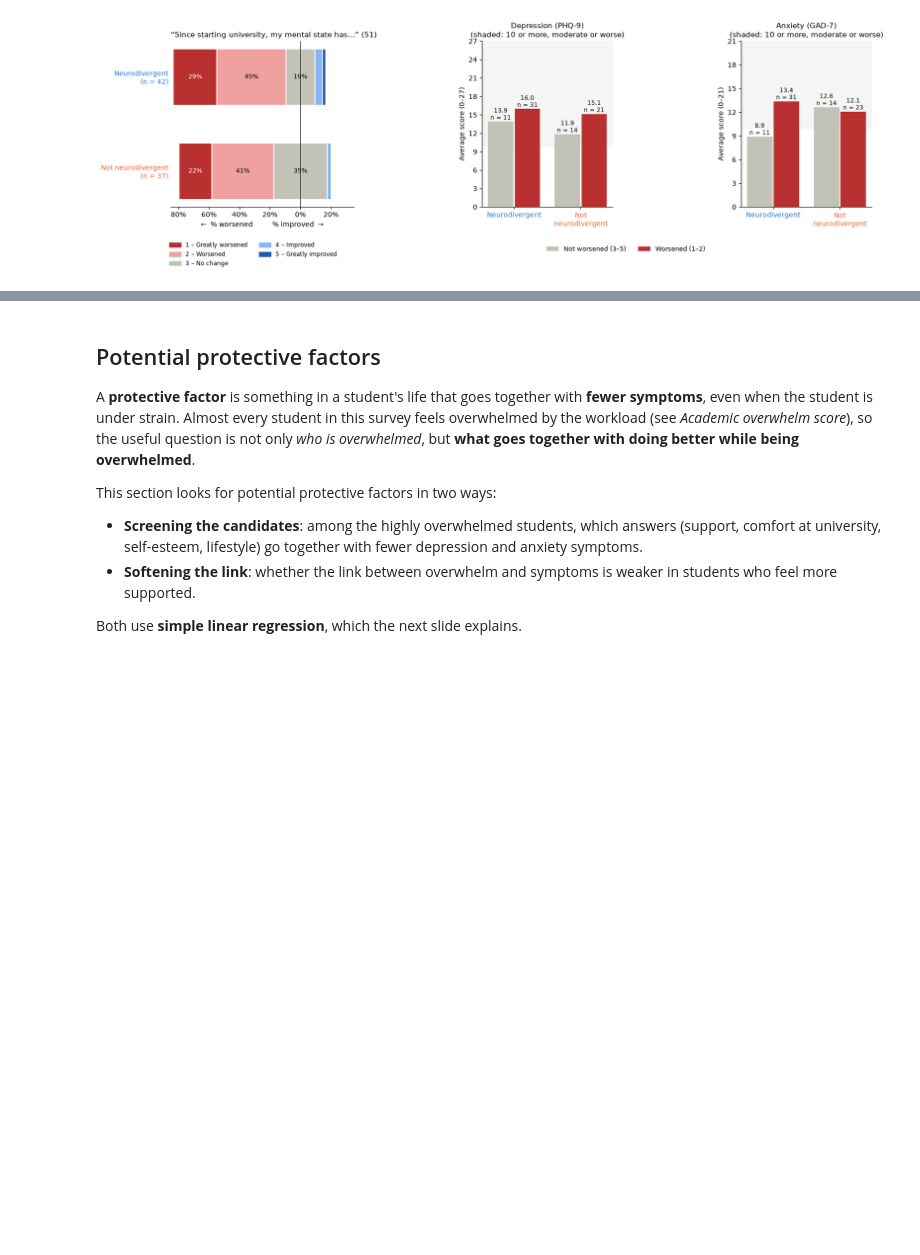
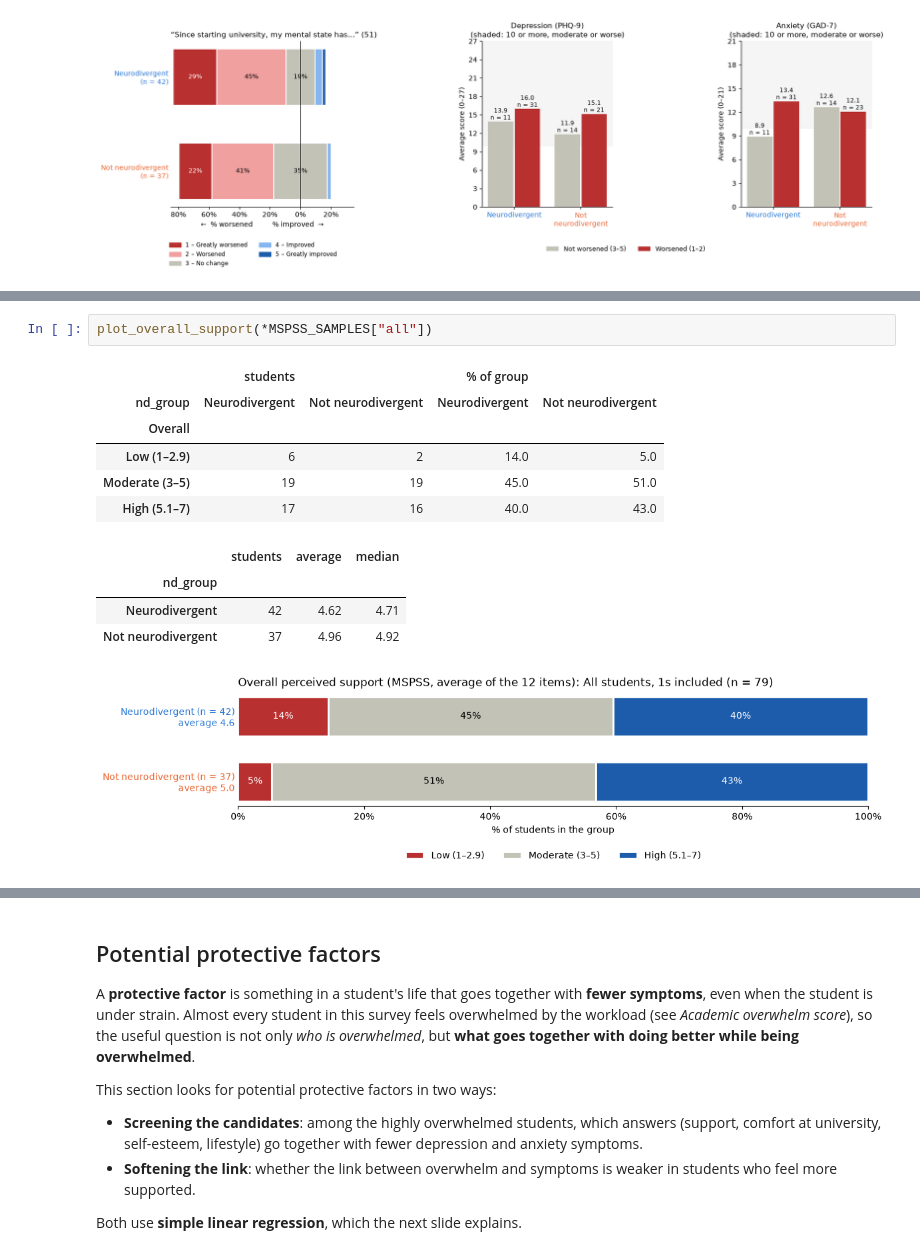
Before and after one commit to CarlaOnate/data-analysis-mental-health-veterinary-medicine-thesis, a Jupyter notebook: cda.ipynb, the cells around one changed output, grey strips where cells are left out. Drawn from its saved outputs; the diff is of its cells as text; blank space fills up the shorter version.

```diff
--- a/cda.ipynb
+++ b/cda.ipynb
@@ -862,0 +1088,14 @@ plt.show()
+# %%
+plot_overall_support(*MSPSS_SAMPLES["all"])
+# %% [output]
+|  | students |  | % of group |  |
+| nd_group | Neurodivergent | Not neurodivergent | Neurodivergent | Not neurodivergent |
+| Overall |  |  |  |  |
+| Low (1–2.9) | 6 | 2 | 14.0 | 5.0 |
+| Moderate (3–5) | 19 | 19 | 45.0 | 51.0 |
+| High (5.1–7) | 17 | 16 | 40.0 | 43.0 |
+|  | students | average | median |
+| nd_group |  |  |  |
+| Neurodivergent | 42 | 4.62 | 4.71 |
+| Not neurodivergent | 37 | 4.96 | 4.92 |
+[figure, added]
```
Also changed, not shown: parts of 31 cells of this notebook, 4 other files.
